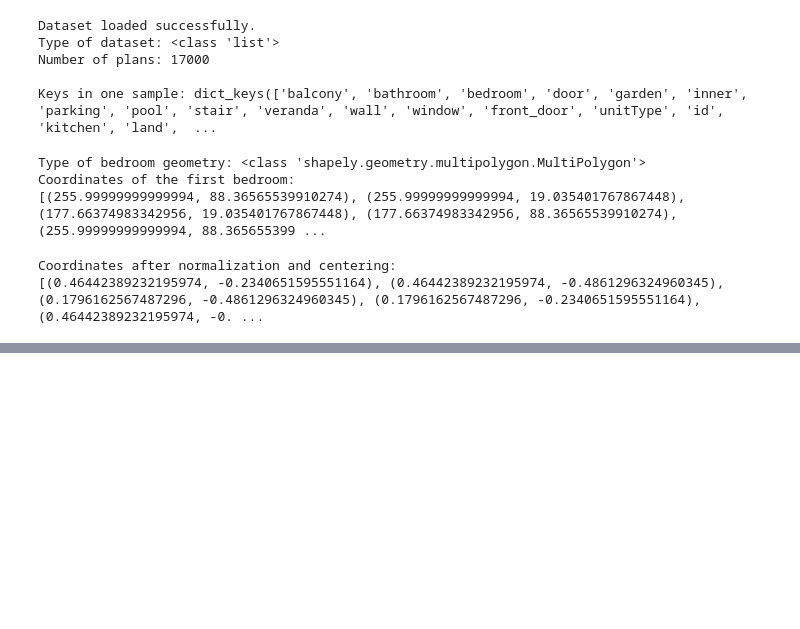
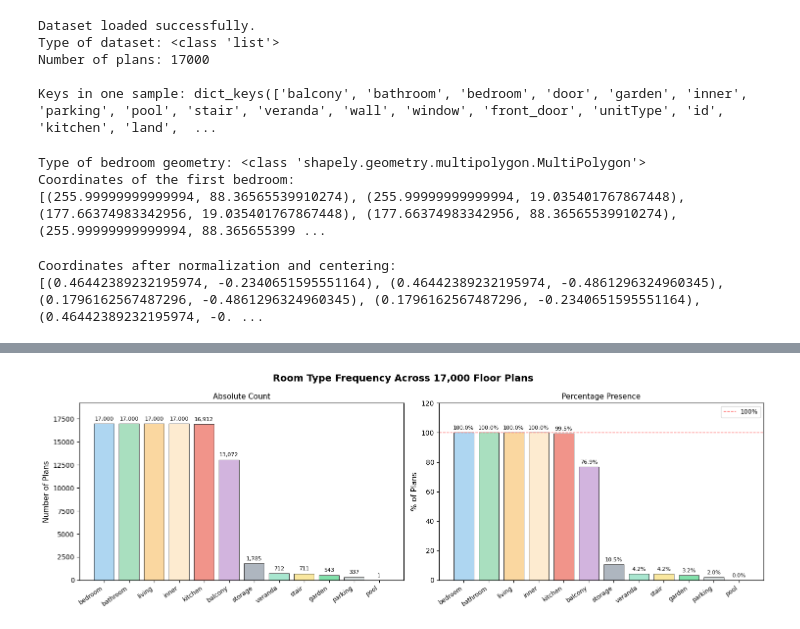
Before and after one commit to Rexalguy/AI-Architectural-project, a Jupyter notebook: data_preprocessing.ipynb, the cells around one changed output, grey strips where cells are left out. Saved outputs shown, nothing was run; the diff lists cells and outputs as text; code cells hidden in the pictures; blank space fills up the shorter version.

```diff
--- a/data_preprocessing.ipynb
+++ b/data_preprocessing.ipynb
@@ -210,0 +465,40 @@ ModuleNotFoundError: No module named 'torch_geometric'
+# %%
+# ==========================================
+# STEP 9: Visualization 2 — Room Frequency Distribution
+# ==========================================
+
+import matplotlib.pyplot as plt
+import numpy as np
+
+n_plans = len(data)
+sorted_rooms = sorted(ROOM_TYPES, key=lambda r: -room_presence[r])
+counts = [room_presence[rt] for rt in sorted_rooms]
+pcts   = [c / n_plans * 100 for c in counts]
+colors = [ROOM_COLORS.get(rt, '#CCCCCC') for rt in sorted_rooms]
+
+fig, axes = plt.subplots(1, 2, figsize=(15, 5))
+fig.suptitle(f"Room Type Frequency Across {n_plans:,} Floor Plans", fontsize=14, fontweight='bold')
+
+# Absolute counts
+bars = axes[0].bar(sorted_rooms, counts, color=colors, edgecolor='#333333', linewidth=0.7)
+axes[0].bar_label(bars, labels=[f"{c:,}" for c in counts], padding=3, fontsize=8)
+axes[0].set_ylabel("Number of Plans", fontsize=11)
+axes[0].set_title("Absolute Count", fontsize=11)
+axes[0].set_xticklabels(sorted_rooms, rotation=35, ha='right', fontsize=9)
+axes[0].set_ylim(0, max(counts) * 1.13)
+
+# Percentage presence
+bars2 = axes[1].bar(sorted_rooms, pcts, color=colors, edgecolor='#333333', linewidth=0.7)
+axes[1].bar_label(bars2, labels=[f"{p:.1f}%" for p in pcts], padding=3, fontsize=8)
+axes[1].set_ylabel("% of Plans", fontsize=11)
+axes[1].set_title("Percentage Presence", fontsize=11)
+axes[1].set_xticklabels(sorted_rooms, rotation=35, ha='right', fontsize=9)
+axes[1].set_ylim(0, 120)
+axes[1].axhline(100, color='red', linestyle='--', linewidth=1, alpha=0.6, label='100%')
+axes[1].legend(fontsize=9)
+
+plt.tight_layout()
+plt.savefig("viz2_room_frequency.png", dpi=150, bbox_inches='tight')
+plt.show()
+# %% [output]
+[figure, added]
```
Also changed, not shown: parts of 10 cells of this notebook.
